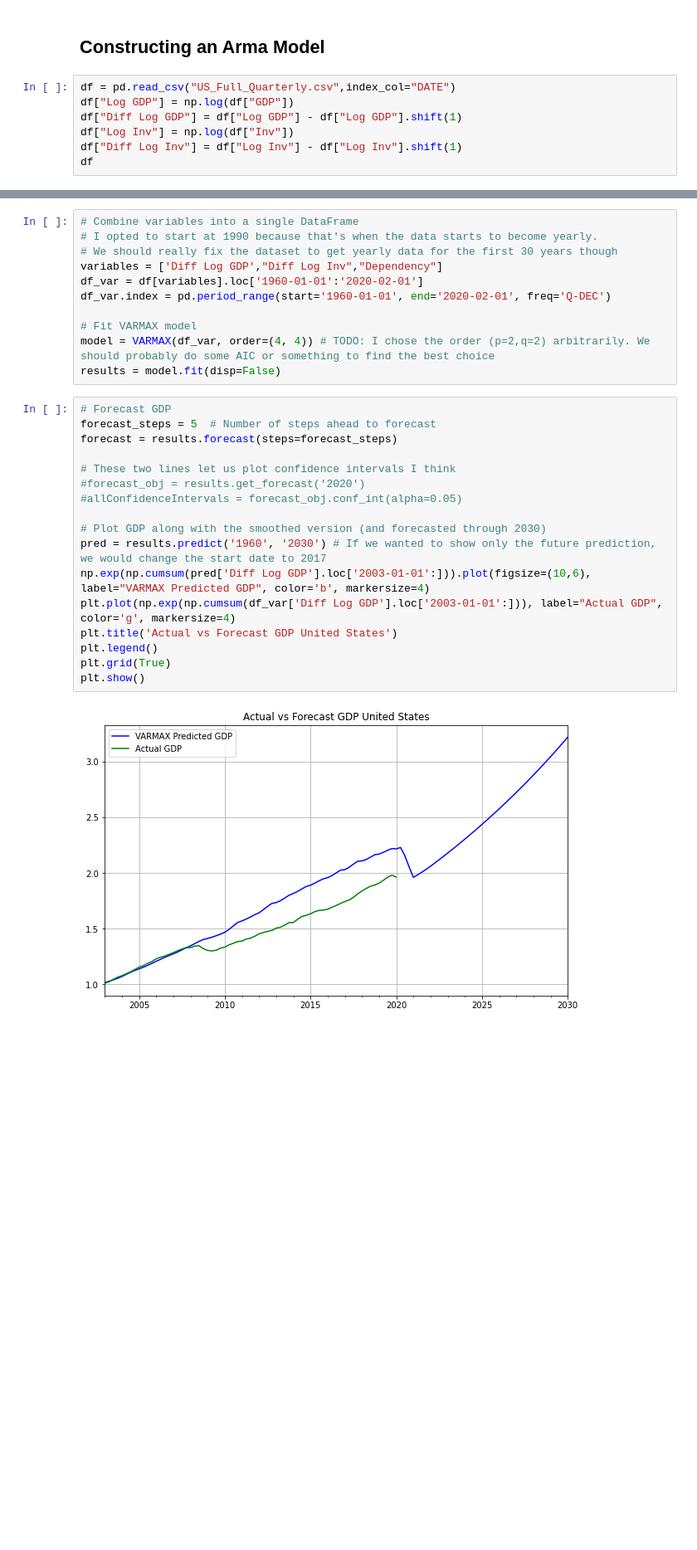
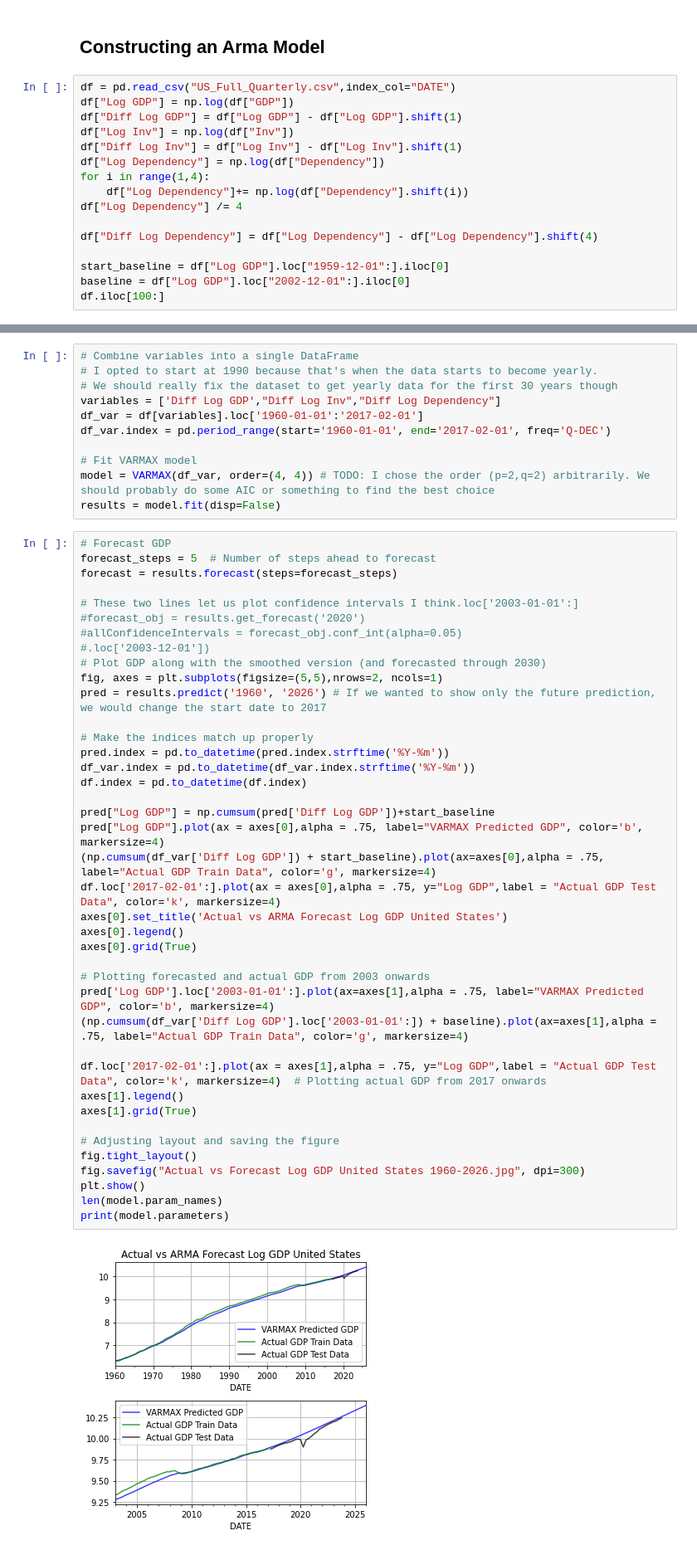
Before and after one commit to addmelo/ACME, a Jupyter notebook: ProjectArmaModel.ipynb, the cells around one changed output, grey strips where cells are left out. Shown: that part at 83% size. Cells and saved outputs as stored; diff of their text form; blank space fills up the shorter version.

Commit message:
Adjusted dependency

```diff
--- a/ProjectArmaModel.ipynb
+++ b/ProjectArmaModel.ipynb
@@ -12,7 +12,16 @@ df["Log GDP"] = np.log(df["GDP"])
 df["Diff Log GDP"] = df["Log GDP"] - df["Log GDP"].shift(1)
 df["Log Inv"] = np.log(df["Inv"])
 df["Diff Log Inv"] = df["Log Inv"] - df["Log Inv"].shift(1)
-df
+df["Log Dependency"] = np.log(df["Dependency"])
+for i in range(1,4):
+    df["Log Dependency"]+= np.log(df["Dependency"].shift(i))
+df["Log Dependency"] /= 4
+
+df["Diff Log Dependency"] = df["Log Dependency"] - df["Log Dependency"].shift(4)
+
+start_baseline = df["Log GDP"].loc["1959-12-01":].iloc[0]
+baseline = df["Log GDP"].loc["2002-12-01":].iloc[0]
+df.iloc[100:]
 # %% [output]
 |  | GDP | Inv | Exp | Imp | Gov | Cons | NXP | Fertility | Unemployment | Life_exp | ... |
 | DATE |  |  |  |  |  |  |  |  |  |  | ... |
@@ -32,9 +46,9 @@ df
 # Combine variables into a single DataFrame
 # I opted to start at 1990 because that's when the data starts to become yearly.
 # We should really fix the dataset to get yearly data for the first 30 years though
-variables = ['Diff Log GDP',"Diff Log Inv","Dependency"]
-df_var = df[variables].loc['1960-01-01':'2020-02-01']
-df_var.index = pd.period_range(start='1960-01-01', end='2020-02-01', freq='Q-DEC')
+variables = ['Diff Log GDP',"Diff Log Inv","Diff Log Dependency"]
+df_var = df[variables].loc['1960-01-01':'2017-02-01']
+df_var.index = pd.period_range(start='1960-01-01', end='2017-02-01', freq='Q-DEC')
 
 # Fit VARMAX model
 model = VARMAX(df_var, order=(4, 4)) # TODO: I chose the order (p=2,q=2) arbitrarily. We should probably do some AIC or something to find the best choice
@@ -42,19 +56,42 @@ results = model.fit(disp=False)
 # %%
 # Forecast GDP
 forecast_steps = 5  # Number of steps ahead to forecast
 forecast = results.forecast(steps=forecast_steps)
 
-# These two lines let us plot confidence intervals I think
+# These two lines let us plot confidence intervals I think.loc['2003-01-01':]
 #forecast_obj = results.get_forecast('2020')
 #allConfidenceIntervals = forecast_obj.conf_int(alpha=0.05)
+#.loc['2003-12-01'])
+# Plot GDP along with the smoothed version (and forecasted through 2030)
+fig, axes = plt.subplots(figsize=(5,5),nrows=2, ncols=1)
+pred = results.predict('1960', '2026') # If we wanted to show only the future prediction, we would change the start date to 2017
 
-# Plot GDP along with the smoothed version (and forecasted through 2030)
-pred = results.predict('1960', '2030') # If we wanted to show only the future prediction, we would change the start date to 2017
-np.exp(np.cumsum(pred['Diff Log GDP'].loc['2003-01-01':])).plot(figsize=(10,6), label="VARMAX Predicted GDP", color='b', markersize=4)
-plt.plot(np.exp(np.cumsum(df_var['Diff Log GDP'].loc['2003-01-01':])), label="Actual GDP", color='g', markersize=4)
-plt.title('Actual vs Forecast GDP United States')
-plt.legend()
-plt.grid(True)
+# Make the indices match up properly
+pred.index = pd.to_datetime(pred.index.strftime('%Y-%m'))
+df_var.index = pd.to_datetime(df_var.index.strftime('%Y-%m'))
+df.index = pd.to_datetime(df.index)
+
+pred["Log GDP"] = np.cumsum(pred['Diff Log GDP'])+start_baseline
+pred["Log GDP"].plot(ax = axes[0],alpha = .75, label="VARMAX Predicted GDP", color='b', markersize=4)
+(np.cumsum(df_var['Diff Log GDP']) + start_baseline).plot(ax=axes[0],alpha = .75, label="Actual GDP Train Data", color='g', markersize=4)
+df.loc['2017-02-01':].plot(ax = axes[0],alpha = .75, y="Log GDP",label = "Actual GDP Test Data", color='k', markersize=4)
+axes[0].set_title('Actual vs ARMA Forecast Log GDP United States')
+axes[0].legend()
+axes[0].grid(True)
+
+# Plotting forecasted and actual GDP from 2003 onwards
+pred['Log GDP'].loc['2003-01-01':].plot(ax=axes[1],alpha = .75, label="VARMAX Predicted GDP", color='b', markersize=4)
+(np.cumsum(df_var['Diff Log GDP'].loc['2003-01-01':]) + baseline).plot(ax=axes[1],alpha = .75, label="Actual GDP Train Data", color='g', markersize=4)
+
+df.loc['2017-02-01':].plot(ax = axes[1],alpha = .75, y="Log GDP",label = "Actual GDP Test Data", color='k', markersize=4)  # Plotting actual GDP from 2017 onwards
+axes[1].legend()
+axes[1].grid(True)
+
+# Adjusting layout and saving the figure
+fig.tight_layout()
+fig.savefig("Actual vs Forecast Log GDP United States 1960-2026.jpg", dpi=300)
 plt.show()
+len(model.param_names)
+print(model.parameters)
 # %% [output]
-[figure, old version]
+[figure, new version]
```
Also changed, not shown: parts of 4 cells of this notebook.
